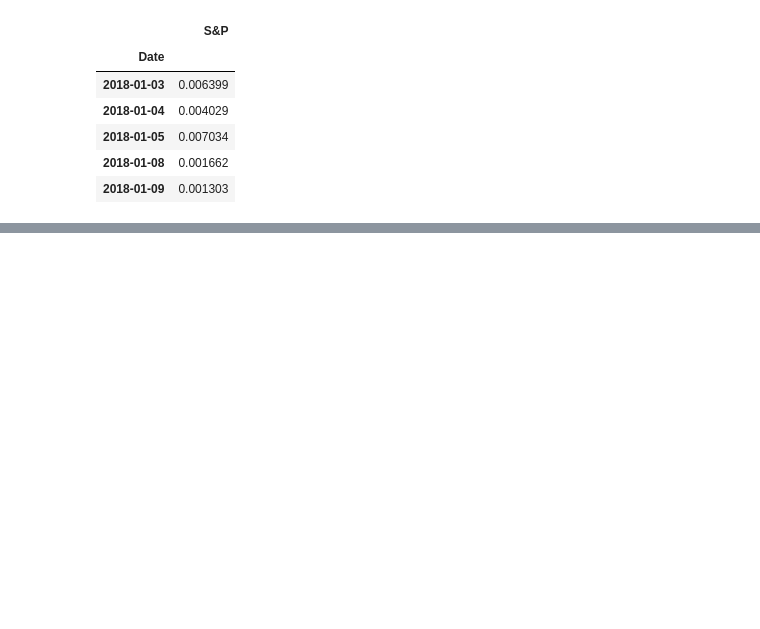
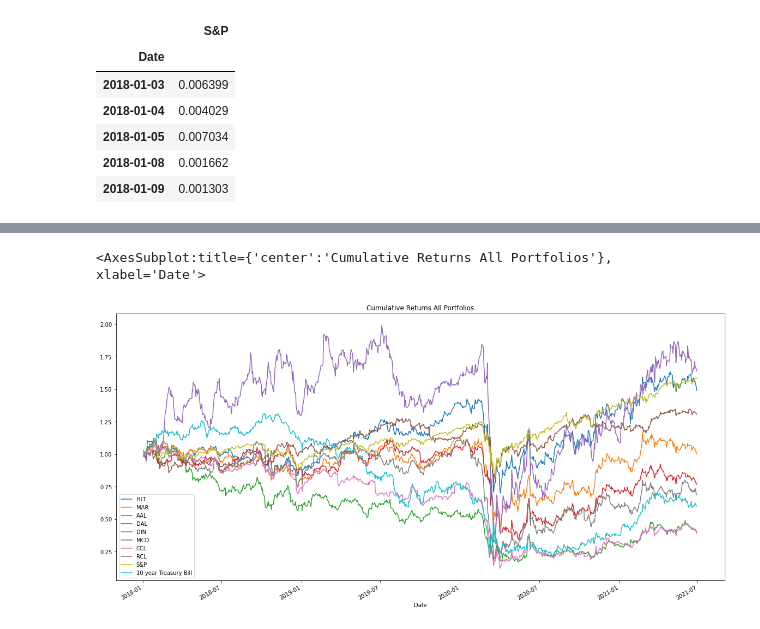
Before and after one commit to ronin2021/Analysis_of_Distressed_Securities_and_Implementing_Black_Scholes_Merton_Model_for_Options, a Jupyter notebook: sector_analysis.ipynb, the cells around one changed output, grey strips where cells are left out. Saved outputs shown, nothing was run; the diff lists cells and outputs as text; code cells hidden in the pictures; blank space fills up the shorter version.

Commit message:
Progress in Sector Analysis

```diff
--- a/sector_analysis.ipynb
+++ b/sector_analysis.ipynb
@@ -128,0 +324,7 @@ TNX_returns_df.head()
+# %%
+#Returns Analysis
+returns_comparison = (1 + all_daily_returns).cumprod()
+returns_comparison.plot(figsize=(20,10), title="Cumulative Returns All Portfolios")
+# %% [output]
+<AxesSubplot:title={'center':'Cumulative Returns All Portfolios'}, xlabel='Date'>
+[figure, added]
```
Also changed, not shown: parts of 25 cells of this notebook, 4 other files.
